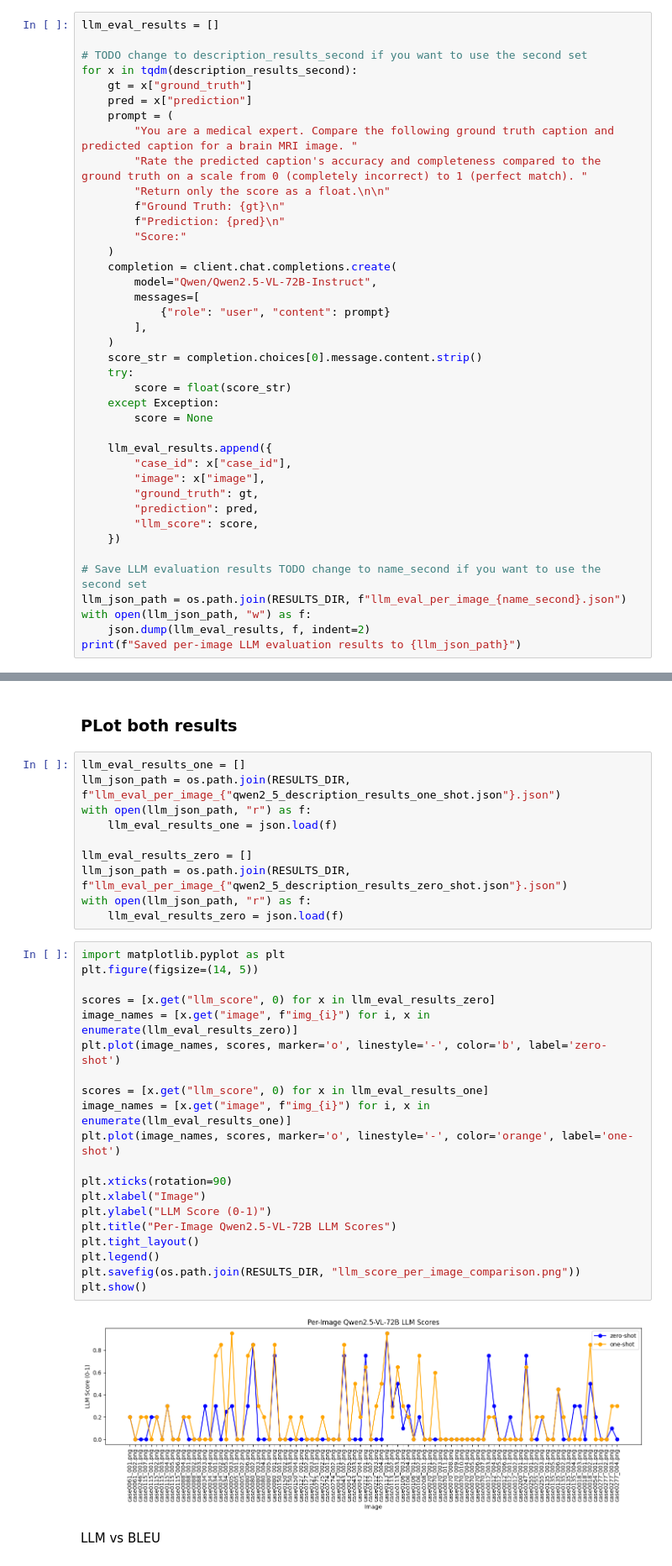
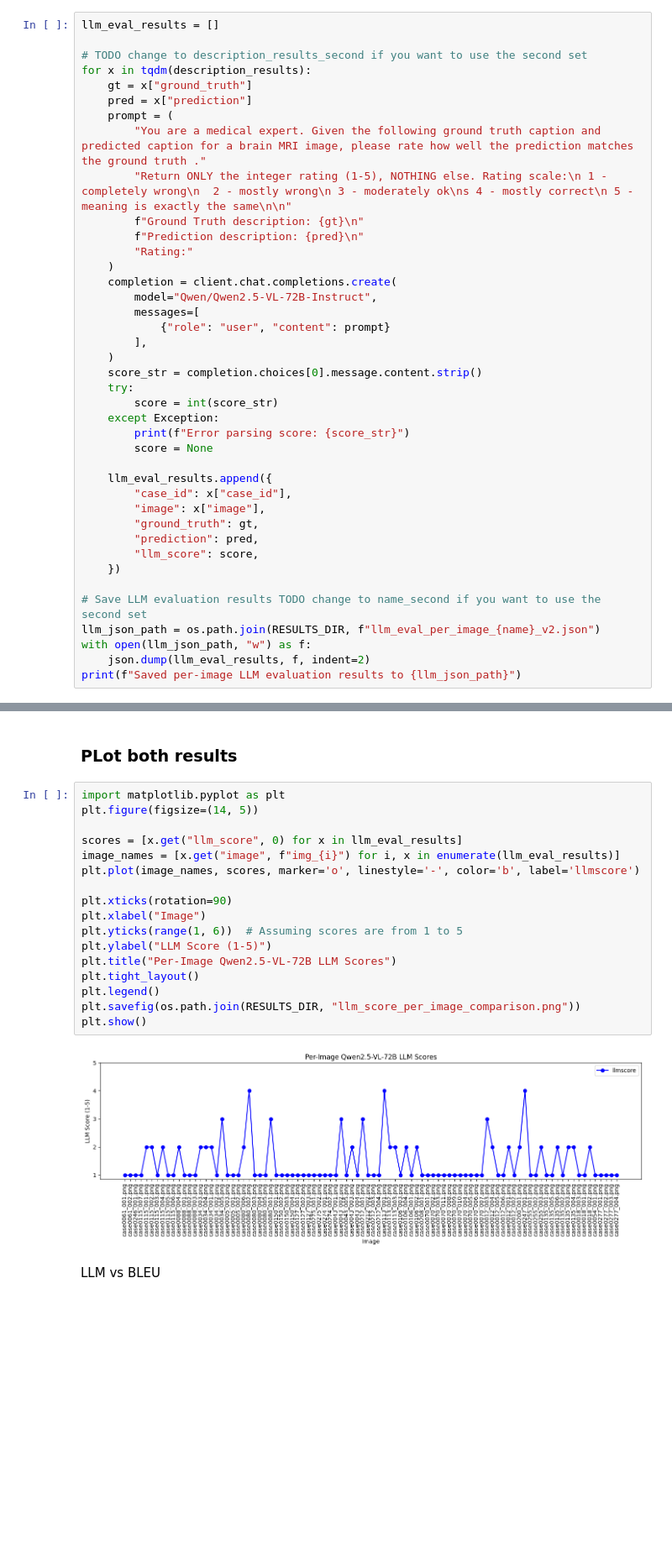
Before and after one commit to dominikg-tum/VLM-Qwen-Medical-Eval, a Jupyter notebook: code/eval_qwen2-5_mri_description.ipynb, the cells around one changed output, grey strips where cells are left out. Shown at 84% size. Drawn from its saved outputs; the diff is of its cells as text; blank space fills up the shorter version.

Commit message:
v2 description run

```diff
--- a/code/eval_qwen2-5_mri_description.ipynb
+++ b/code/eval_qwen2-5_mri_description.ipynb
@@ -201,16 +203,15 @@ name, name_second
 llm_eval_results = []
 
 # TODO change to description_results_second if you want to use the second set
-for x in tqdm(description_results_second):
+for x in tqdm(description_results):
     gt = x["ground_truth"]
     pred = x["prediction"]
     prompt = (
-        "You are a medical expert. Compare the following ground truth caption and predicted caption for a brain MRI image. "
-        "Rate the predicted caption's accuracy and completeness compared to the ground truth on a scale from 0 (completely incorrect) to 1 (perfect match). "
-        "Return only the score as a float.\n\n"
-        f"Ground Truth: {gt}\n"
-        f"Prediction: {pred}\n"
-        "Score:"
+        "You are a medical expert. Given the following ground truth caption and predicted caption for a brain MRI image, please rate how well the prediction matches the ground truth ."
+        "Return ONLY the integer rating (1-5), NOTHING else. Rating scale:\n 1 - completely wrong\n  2 - mostly wrong\n 3 - moderately ok\ns 4 - mostly correct\n 5 - meaning is exactly the same\n\n"
+        f"Ground Truth description: {gt}\n"
+        f"Prediction description: {pred}\n"
+        "Rating:"
     )
     completion = client.chat.completions.create(
         model="Qwen/Qwen2.5-VL-72B-Instruct",
@@ -220,8 +221,9 @@ for x in tqdm(description_results_second):
     )
     score_str = completion.choices[0].message.content.strip()
     try:
-        score = float(score_str)
+        score = int(score_str)
     except Exception:
+        print(f"Error parsing score: {score_str}")
         score = None
 
     llm_eval_results.append({
@@ -233,7 +235,7 @@ for x in tqdm(description_results_second):
     })
 
 # Save LLM evaluation results TODO change to name_second if you want to use the second set
-llm_json_path = os.path.join(RESULTS_DIR, f"llm_eval_per_image_{name_second}.json")
+llm_json_path = os.path.join(RESULTS_DIR, f"llm_eval_per_image_{name}_v2.json")
 with open(llm_json_path, "w") as f:
     json.dump(llm_eval_results, f, indent=2)
 print(f"Saved per-image LLM evaluation results to {llm_json_path}")
@@ -242,37 +244,24 @@ Saved per-image LLM evaluation results to ../results/nova_brain/descriptions\llm
 # %% [markdown]
 ### PLot both results
-# %%
-llm_eval_results_one = []
-llm_json_path = os.path.join(RESULTS_DIR, f"llm_eval_per_image_{"qwen2_5_description_results_one_shot.json"}.json")
-with open(llm_json_path, "r") as f:
-    llm_eval_results_one = json.load(f)
-
-llm_eval_results_zero = []
-llm_json_path = os.path.join(RESULTS_DIR, f"llm_eval_per_image_{"qwen2_5_description_results_zero_shot.json"}.json")
-with open(llm_json_path, "r") as f:
-    llm_eval_results_zero = json.load(f)
 # %%
 import matplotlib.pyplot as plt
 plt.figure(figsize=(14, 5))
 
-scores = [x.get("llm_score", 0) for x in llm_eval_results_zero]
-image_names = [x.get("image", f"img_{i}") for i, x in enumerate(llm_eval_results_zero)]
-plt.plot(image_names, scores, marker='o', linestyle='-', color='b', label='zero-shot')
-
-scores = [x.get("llm_score", 0) for x in llm_eval_results_one]
-image_names = [x.get("image", f"img_{i}") for i, x in enumerate(llm_eval_results_one)]
-plt.plot(image_names, scores, marker='o', linestyle='-', color='orange', label='one-shot')
+scores = [x.get("llm_score", 0) for x in llm_eval_results]
+image_names = [x.get("image", f"img_{i}") for i, x in enumerate(llm_eval_results)]
+plt.plot(image_names, scores, marker='o', linestyle='-', color='b', label='llmscore')
 
 plt.xticks(rotation=90)
 plt.xlabel("Image")
-plt.ylabel("LLM Score (0-1)")
+plt.yticks(range(1, 6))  # Assuming scores are from 1 to 5
+plt.ylabel("LLM Score (1-5)")
 plt.title("Per-Image Qwen2.5-VL-72B LLM Scores")
 plt.tight_layout()
 plt.legend()
 plt.savefig(os.path.join(RESULTS_DIR, "llm_score_per_image_comparison.png"))
 plt.show()
 # %% [output]
-[figure, old version]
+[figure, new version]
 # %% [markdown]
 LLM vs BLEU
 # %%
```
Also changed, not shown: parts of 2 cells of this notebook, 2 other files.
